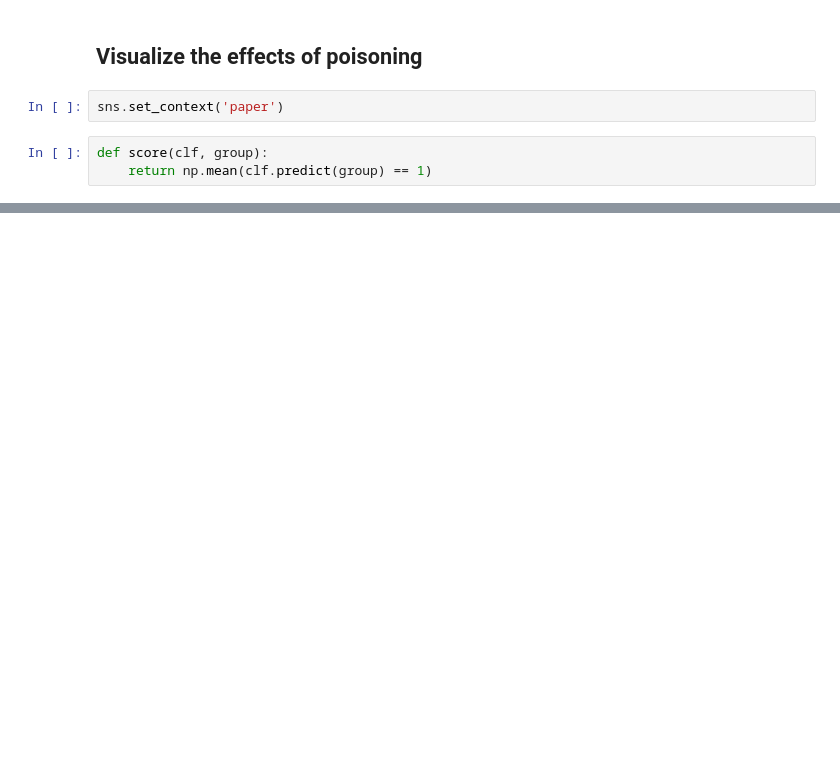
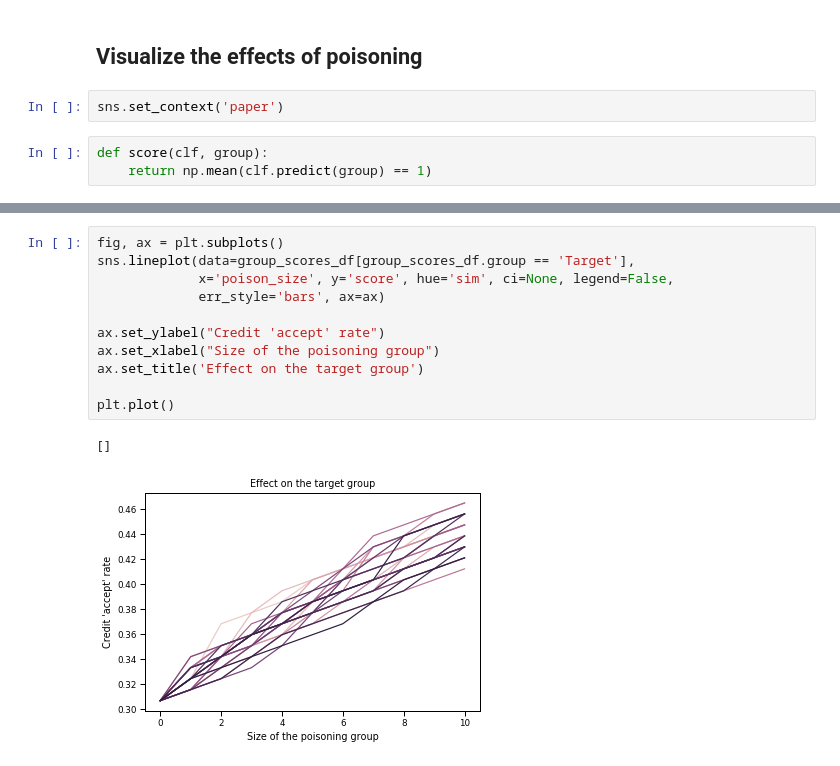
Before and after one commit to spring-epfl/pots, a Jupyter notebook: notebooks/credit_poisoning.ipynb, the cells around one changed output, grey strips where cells are left out. Saved outputs shown, nothing was run; the diff lists cells and outputs as text; blank space fills up the shorter version.

Commit message:
Add another plot to the poisoning notebook

```diff
--- a/notebooks/credit_poisoning.ipynb
+++ b/notebooks/credit_poisoning.ipynb
@@ -120,3 +117,17 @@ plt.plot()
 # %% [output]
 []
 [figure]
+# %%
+fig, ax = plt.subplots()
+sns.lineplot(data=group_scores_df[group_scores_df.group == 'Target'],
+             x='poison_size', y='score', hue='sim', ci=None, legend=False,
+             err_style='bars', ax=ax)
+
+ax.set_ylabel("Credit 'accept' rate")
+ax.set_xlabel("Size of the poisoning group")
+ax.set_title('Effect on the target group')
+
+plt.plot()
+# %% [output]
+[]
+[figure, added]
```
Also changed, not shown: parts of 7 cells of this notebook.
